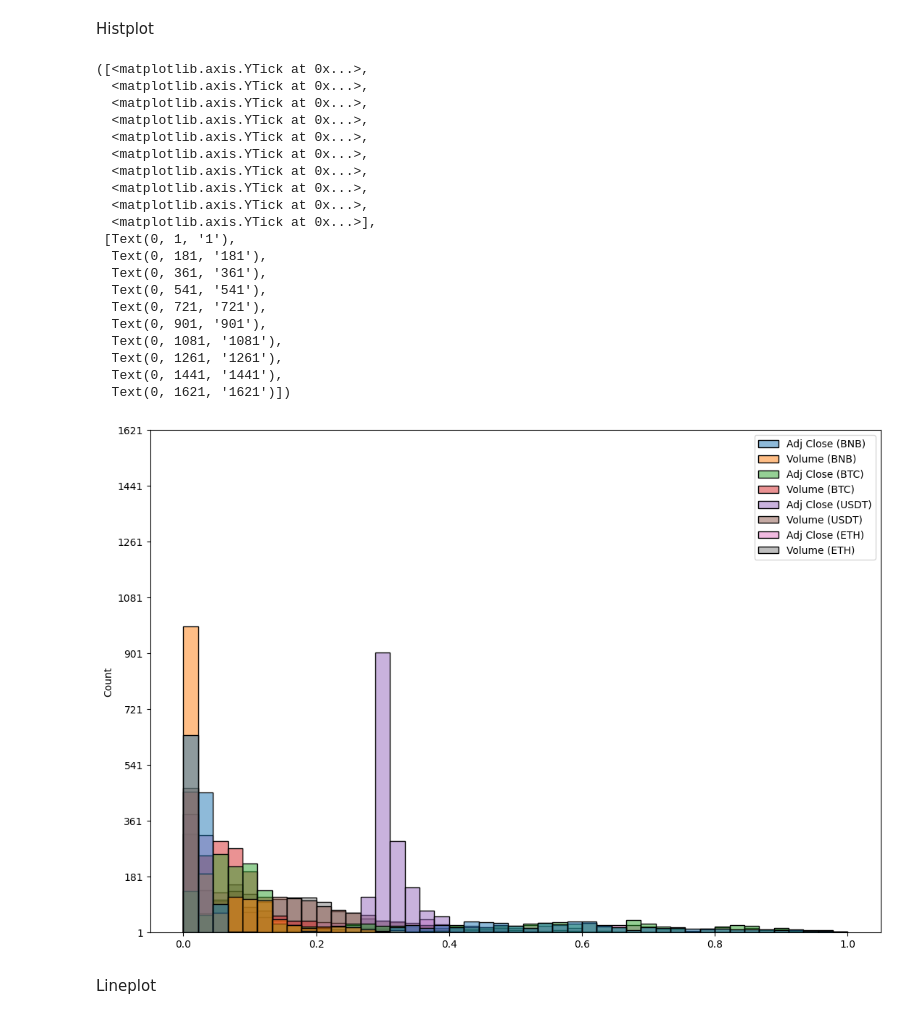
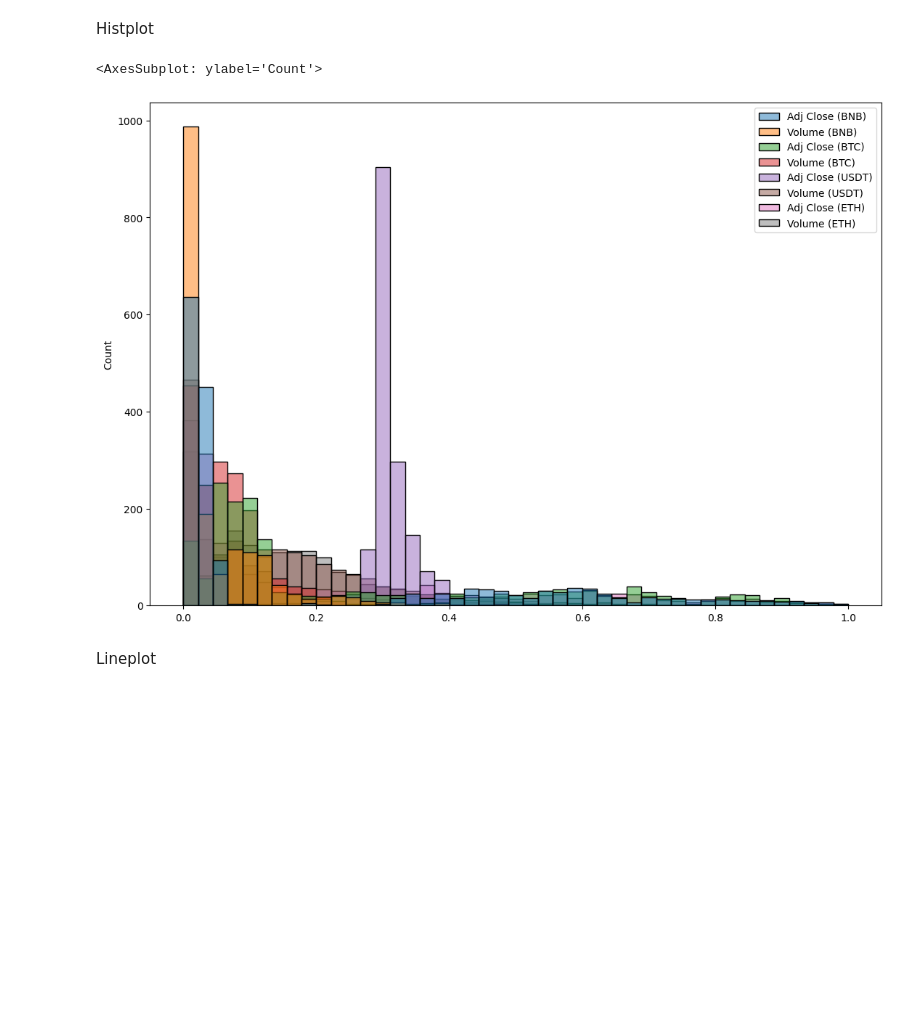
Before and after one commit to Terlok/DataScience, a Jupyter notebook: CourseWork/Code.ipynb, the cells around one changed output. Saved outputs shown, nothing was run; the diff lists cells and outputs as text; code cells hidden in the pictures; blank space fills up the shorter version.

```diff
--- a/CourseWork/Code.ipynb
+++ b/CourseWork/Code.ipynb
@@ -192,29 +192,9 @@ Histplot
 # %%
 plt.subplots(figsize=(13,9))
 sns.histplot(data=data_normalized)
-plt.yticks(indexes)
 # %% [output]
-([<matplotlib.axis.YTick at 0x...>,
-  <matplotlib.axis.YTick at 0x...>,
-  <matplotlib.axis.YTick at 0x...>,
-  <matplotlib.axis.YTick at 0x...>,
-  <matplotlib.axis.YTick at 0x...>,
-  <matplotlib.axis.YTick at 0x...>,
-  <matplotlib.axis.YTick at 0x...>,
-  <matplotlib.axis.YTick at 0x...>,
-  <matplotlib.axis.YTick at 0x...>,
-  <matplotlib.axis.YTick at 0x...>],
- [Text(0, 1, '1'),
-  Text(0, 181, '181'),
-  Text(0, 361, '361'),
-  Text(0, 541, '541'),
-  Text(0, 721, '721'),
-  Text(0, 901, '901'),
-  Text(0, 1081, '1081'),
-  Text(0, 1261, '1261'),
-  Text(0, 1441, '1441'),
-  Text(0, 1621, '1621')])
+<AxesSubplot: ylabel='Count'>
-[figure, old version]
+[figure, new version]
 # %% [markdown]
 Lineplot
 # %%
```
Also changed, not shown: parts of 6 cells of this notebook.
